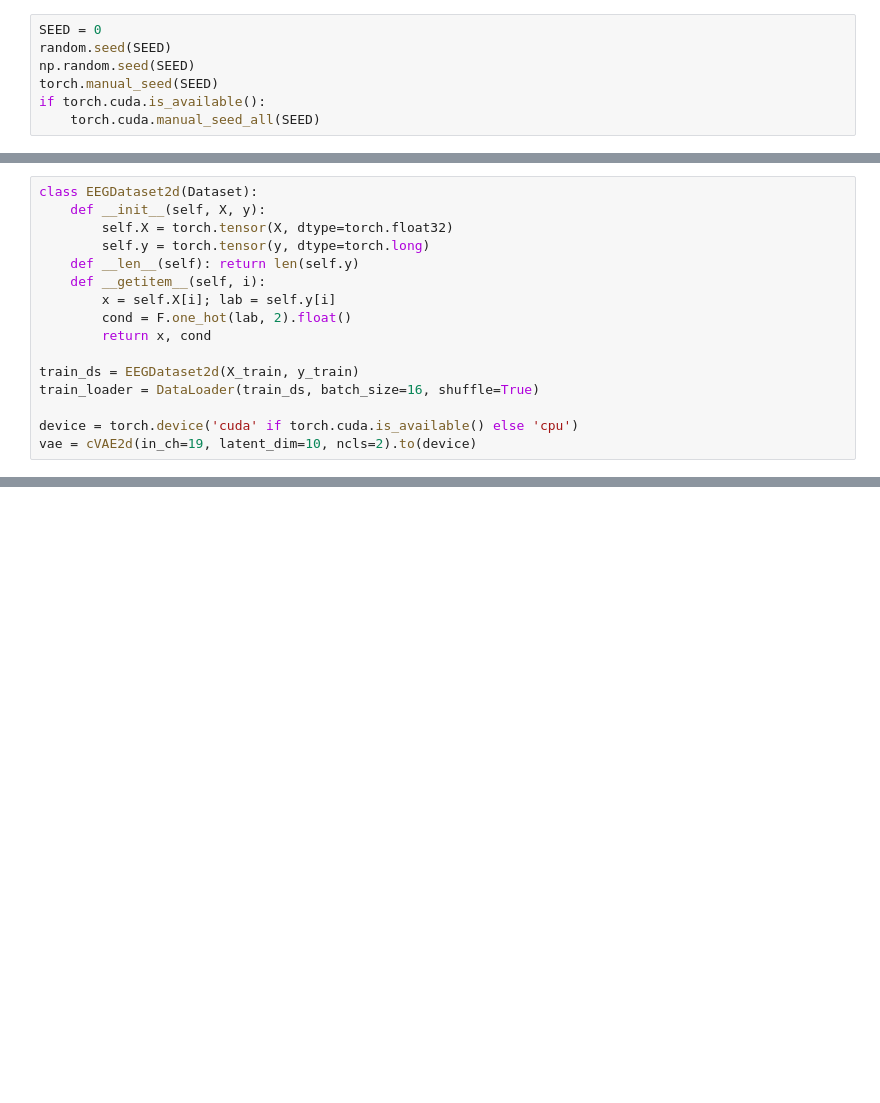
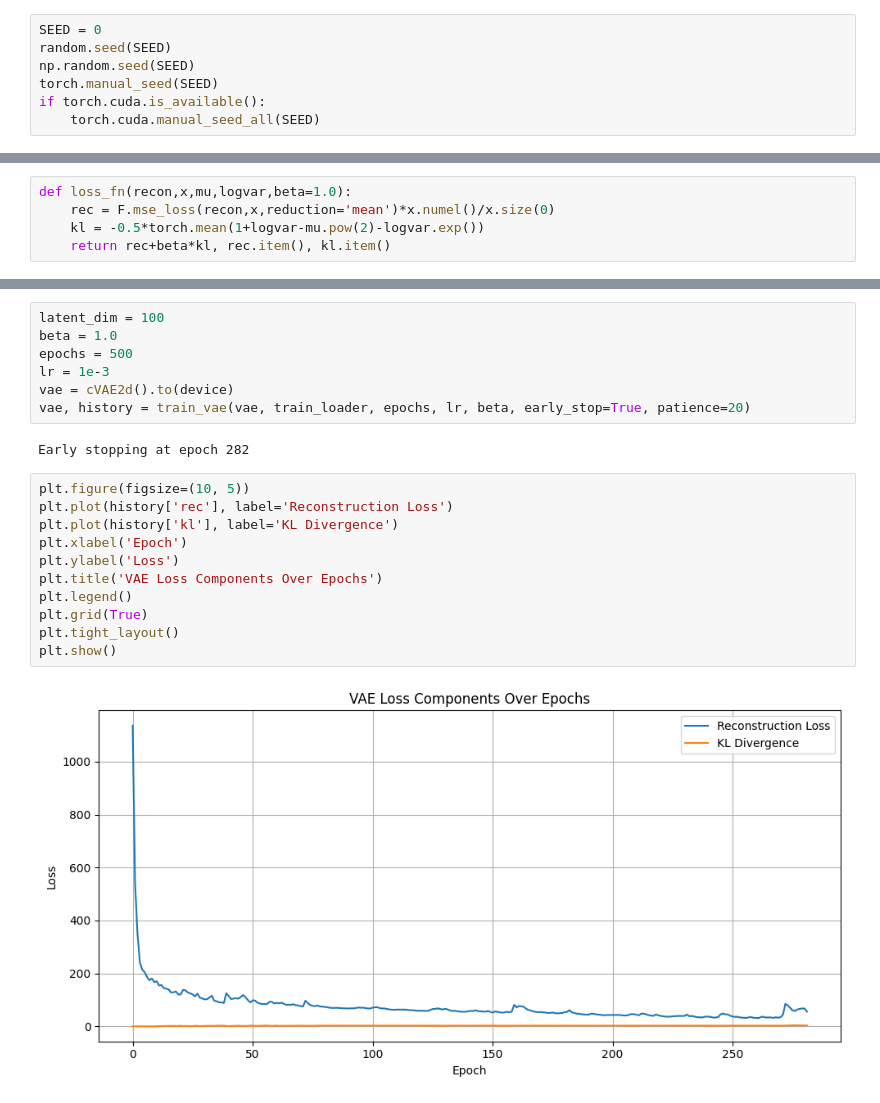
Before and after one commit to well50504/NYCU-thesis, a Jupyter notebook: src_LSVM/cnn_DA_BD_MDD.ipynb, the cells around one changed output, grey strips where cells are left out. Drawn from its saved outputs; the diff is of its cells as text; blank space fills up the shorter version.

```diff
--- a/src_LSVM/cnn_DA_BD_MDD.ipynb
+++ b/src_LSVM/cnn_DA_BD_MDD.ipynb
@@ -560,17 +152,6 @@ train_loader = DataLoader(train_ds, batch_size=16, shuffle=True)
-# %%
-class EEGDataset2d(Dataset):
-    def __init__(self, X, y):
-        self.X = torch.tensor(X, dtype=torch.float32)
-        self.y = torch.tensor(y, dtype=torch.long)
-    def __len__(self): return len(self.y)
-    def __getitem__(self, i):
-        x = self.X[i]; lab = self.y[i]
-        cond = F.one_hot(lab, 2).float()
-        return x, cond
-
-train_ds = EEGDataset2d(X_train, y_train)
-train_loader = DataLoader(train_ds, batch_size=16, shuffle=True)
-
-device = torch.device('cuda' if torch.cuda.is_available() else 'cpu')
-vae = cVAE2d(in_ch=19, latent_dim=10, ncls=2).to(device)
+# %%
+def loss_fn(recon,x,mu,logvar,beta=1.0):
+    rec = F.mse_loss(recon,x,reduction='mean')*x.numel()/x.size(0)
+    kl = -0.5*torch.mean(1+logvar-mu.pow(2)-logvar.exp())
+    return rec+beta*kl, rec.item(), kl.item()
 # %%
@@ -600,0 +189,22 @@ vae = train_vae(vae, train_loader)
+# %%
+latent_dim = 100
+beta = 1.0
+epochs = 500
+lr = 1e-3
+vae = cVAE2d().to(device)
+vae, history = train_vae(vae, train_loader, epochs, lr, beta, early_stop=True, patience=20)
+# %% [output]
+Early stopping at epoch 282
+# %%
+plt.figure(figsize=(10, 5))
+plt.plot(history['rec'], label='Reconstruction Loss')
+plt.plot(history['kl'], label='KL Divergence')
+plt.xlabel('Epoch')
+plt.ylabel('Loss')
+plt.title('VAE Loss Components Over Epochs')
+plt.legend()
+plt.grid(True)
+plt.tight_layout()
+plt.show()
+# %% [output]
+[figure, added]
```
Also changed, not shown: parts of 25 cells of this notebook, 3 other files.
